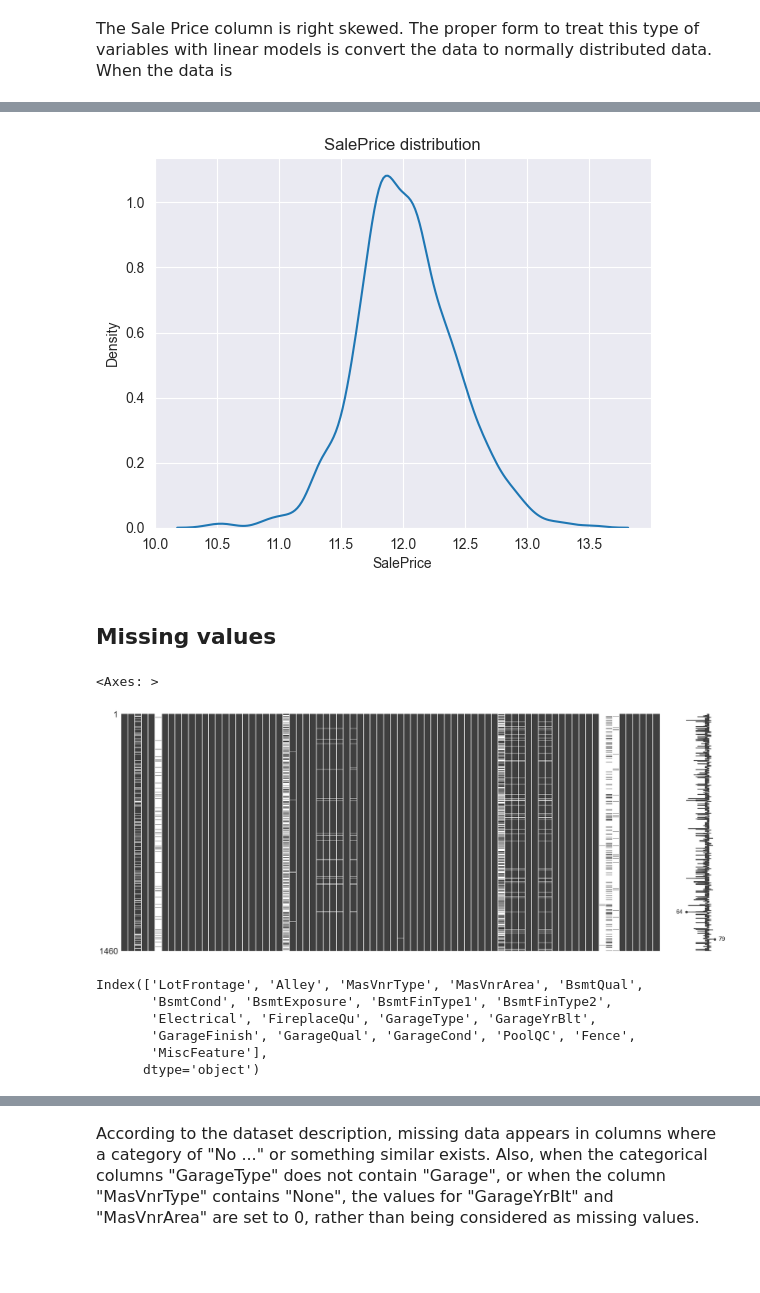
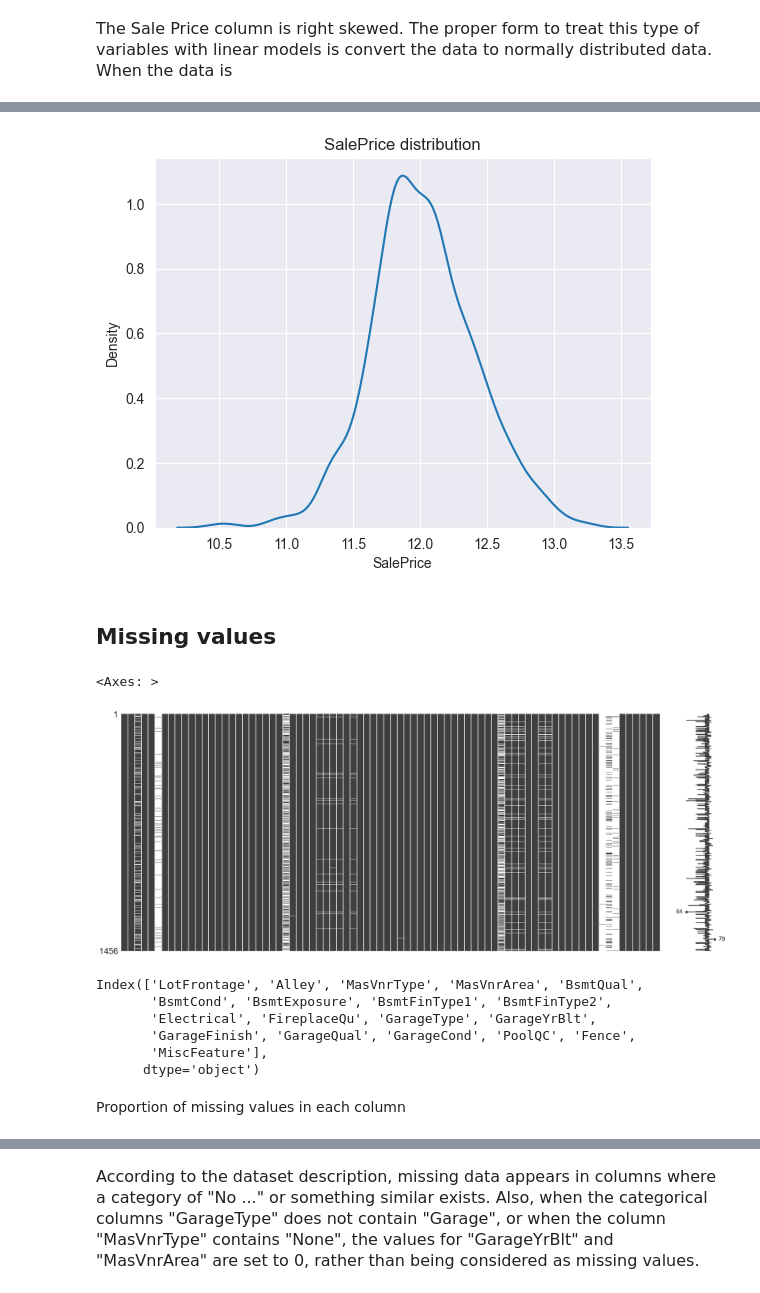
Before and after one commit to EnriqManComp/kaggle-competitions, a Jupyter notebook: house-prices-advanced-regression-techniques/house-prices-kaggle-competition.ipynb, the cells around one changed output, grey strips where cells are left out. Saved outputs shown, nothing was run; the diff lists cells and outputs as text; code cells hidden in the pictures; blank space fills up the shorter version.

```diff
--- a/house-prices-advanced-regression-techniques/house-prices-kaggle-competition.ipynb
+++ b/house-prices-advanced-regression-techniques/house-prices-kaggle-competition.ipynb
@@ -91,12 +115,14 @@ The Sale Price column is right skewed. The proper form to treat this type of var
+# %%
+dataset = dataset.loc[dataset['SalePrice'] < 600_000, :]
 # %%
-dataset['SalePrice'] = np.log(dataset['SalePrice'])
+dataset['SalePrice'] = np.log1p(dataset['SalePrice'])
 
 # New distribution
 sns.kdeplot(dataset['SalePrice'])
 plt.title('SalePrice distribution')
 plt.show()
 # %% [output]
-[figure, old version]
+[figure, new version]
 # %% [markdown]
 ## Missing values
 # %%
@@ -104,7 +130,7 @@ plt.show()
 msno.matrix(dataset)
 # %% [output]
 <Axes: >
-[figure, old version]
+[figure, new version]
 # %%
 # Check the columns with missing values
 print(dataset.columns[dataset.isna().sum() > 0])
@@ -115,3 +141,5 @@ Index(['LotFrontage', 'Alley', 'MasVnrType', 'MasVnrArea', 'BsmtQual',
        'GarageFinish', 'GarageQual', 'GarageCond', 'PoolQC', 'Fence',
        'MiscFeature'],
       dtype='object')
+# %% [markdown]
+Proportion of missing values in each column
```
Also changed, not shown: parts of 46 cells of this notebook.
